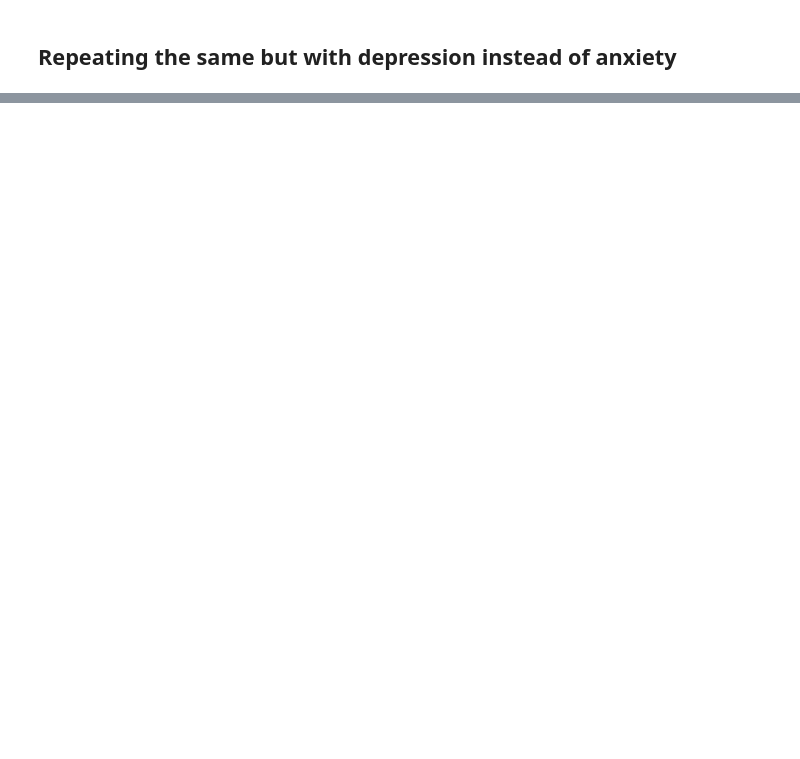
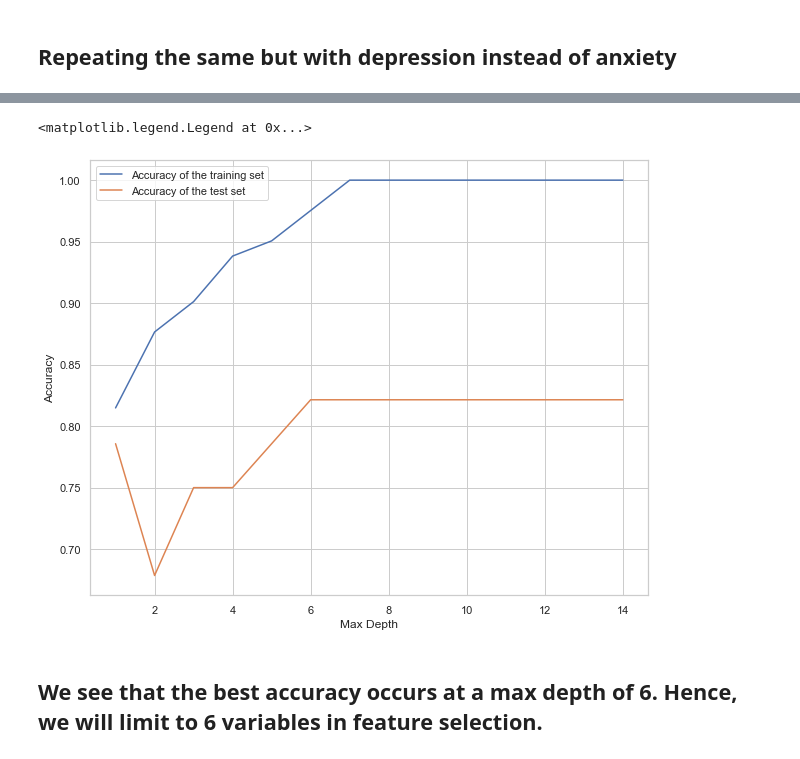
Before and after one commit to ricky-hu/wamida, a Jupyter notebook: stats.ipynb, the cells around one changed output, grey strips where cells are left out. Drawn from its saved outputs; the diff is of its cells as text; code cells hidden in the pictures; blank space fills up the shorter version.

```diff
--- a/stats.ipynb
+++ b/stats.ipynb
@@ -520,0 +464,31 @@ High Cholesterol -1.3311   0.8337 -1.5967 0.1103 -2.9650  0.3028
+# %%
+features = data.drop(columns = ['HADS A', 'HADS D', 'Anxiety Threshold', 'Depression Threshold'])
+X_train, X_test, y_train, y_test = train_test_split(features, data['Anxiety Threshold'], random_state=42)
+
+
+# Create empty variables to store the decision tree accuracy results
+training_accuracyAnx = []
+test_accuracyAnx = []
+
+# Define the range of decision tree depths you want to train
+max_dep = range(1,15)
+
+# Use a for loop to train all the decision trees
+for md in max_dep:
+    treeAnx = DecisionTreeClassifier(max_depth=md,random_state=0)
+    treeAnx.fit(X_train,y_train)
+    training_accuracyAnx.append(treeAnx.score(X_train, y_train))
+    test_accuracyAnx.append(treeAnx.score(X_test, y_test))
+
+# Plot the tree depths against training and test set accuracies
+fig = plt.figure(figsize=(10,8))
+plt.plot(max_dep,training_accuracyAnx, label='Accuracy of the training set')
+plt.plot(max_dep,test_accuracyAnx, label='Accuracy of the test set')
+plt.ylabel('Accuracy')
+plt.xlabel('Max Depth')
+plt.legend()
+# %% [output]
+<matplotlib.legend.Legend at 0x...>
+[figure, added]
+# %% [markdown]
+## We see that the best accuracy occurs at a max depth of 6. Hence, we will limit to 6 variables in feature selection.
```
Also changed, not shown: parts of 63 cells of this notebook, 5 other files.
